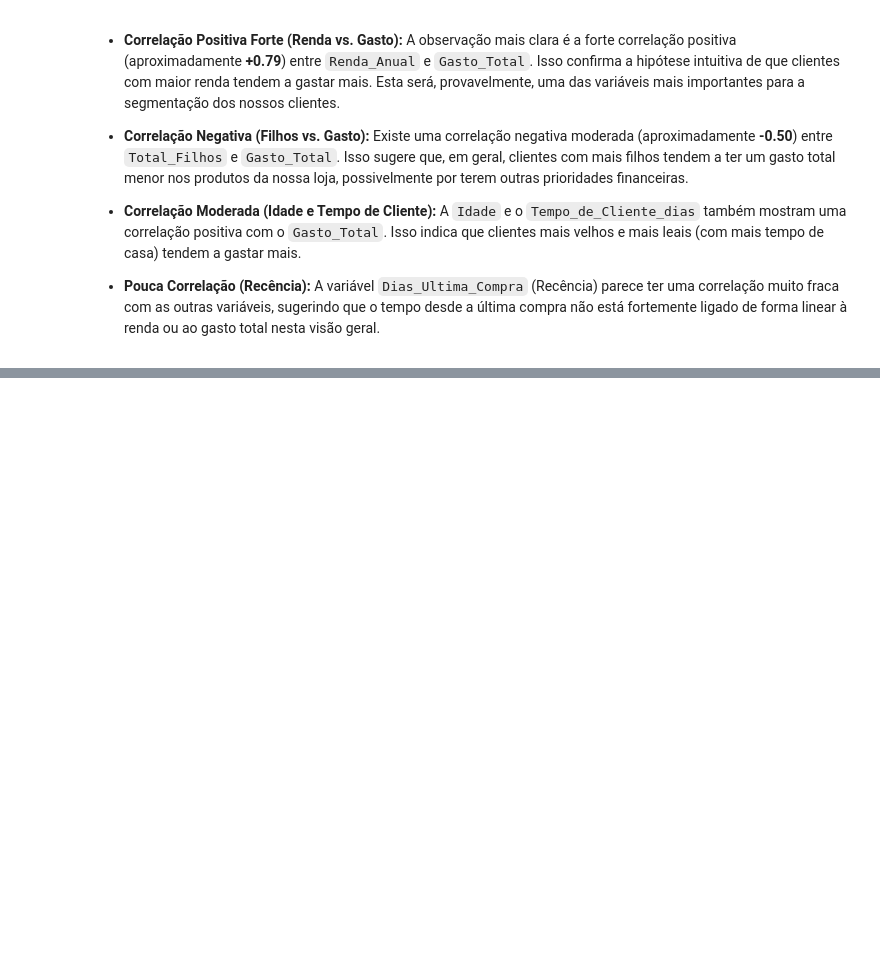
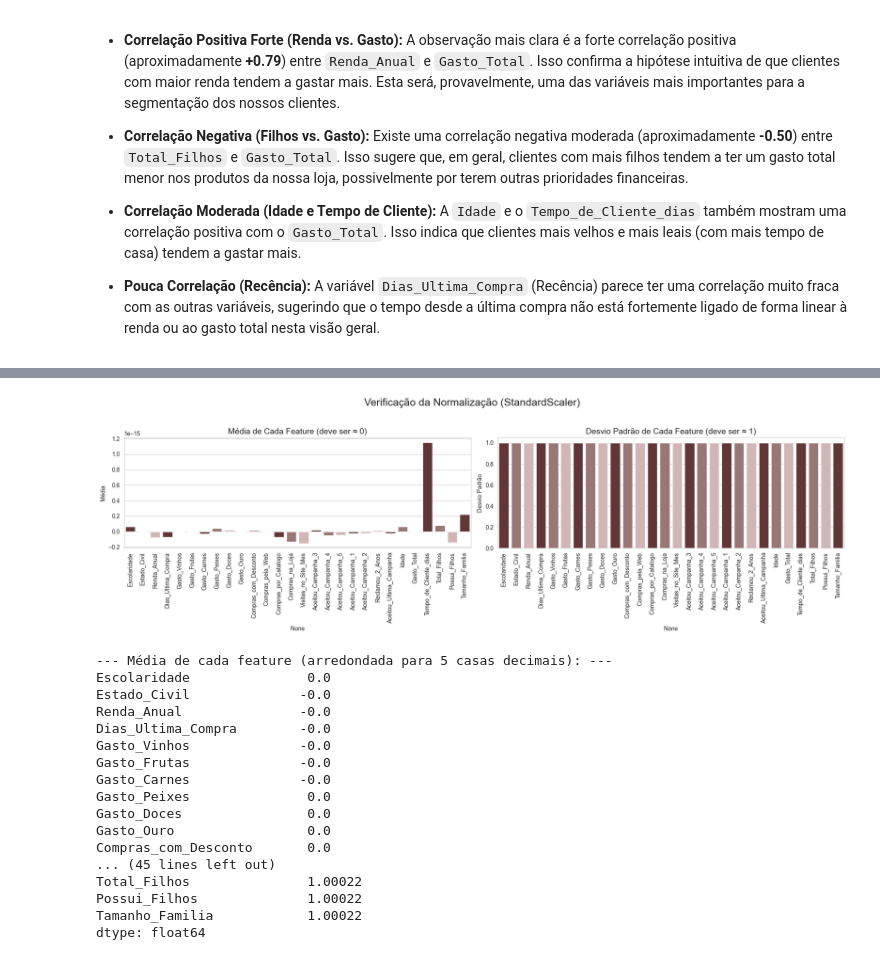
Before and after one commit to juniors719/customer_personality_clustering, a Jupyter notebook: customer_segmentation.ipynb, the cells around one changed output, grey strips where cells are left out. Drawn from its saved outputs; the diff is of its cells as text; code cells hidden in the pictures; blank space fills up the shorter version.

```diff
--- a/customer_segmentation.ipynb
+++ b/customer_segmentation.ipynb
@@ -537,0 +567,11 @@ plt.show()
+# %%
+# 2. NORMALIZAÇÃO (STANDARD SCALING)
+# Instancia o Scaler
+scaler = StandardScaler()
+
+# Treina o scaler e transforma o dataframe
+scaled_features = scaler.fit_transform(df_processed)
+
+# Converte o array de volta para um dataframe do pandas com os nomes das colunas
+# Este é o nosso dataframe final e pronto para a modelagem!
+df_ready = pd.DataFrame(scaled_features, columns=df_processed.columns)
@@ -537,0 +593,50 @@ plt.show()
+# %%
+# --- VERIFICAÇÃO DO STANDARDSCALER ---
+
+# Calculando a média e o desvio padrão de cada coluna no dataframe normalizado
+means = df_ready.mean()
+stds = df_ready.std()
+
+# Criando a figura para os gráficos de verificação
+fig, axes = plt.subplots(1, 2, figsize=(18, 6))
+fig.suptitle('Verificação da Normalização (StandardScaler)', fontsize=18)
+
+# Gráfico 1: Média das Features
+sns.barplot(ax=axes[0], x=means.index, y=means.values, palette=PALETTE)
+axes[0].set_title('Média de Cada Feature (deve ser ≈ 0)', fontsize=14)
+axes[0].set_ylabel('Média')
+axes[0].tick_params(axis='x', rotation=90) # Rotaciona os nomes das colunas para não sobrepor
+
+# Gráfico 2: Desvio Padrão das Features
+sns.barplot(ax=axes[1], x=stds.index, y=stds.values, palette=PALETTE)
+axes[1].set_title('Desvio Padrão de Cada Feature (deve ser ≈ 1)', fontsize=14)
+axes[1].set_ylabel('Desvio Padrão')
+axes[1].tick_params(axis='x', rotation=90)
+
+plt.tight_layout(rect=[0, 0.03, 1, 0.95])
+plt.show()
+
+# Exibindo os valores exatos para confirmação numérica
+print("\n--- Média de cada feature (arredondada para 5 casas decimais): ---")
+print(round(means, 5))
+print("\n--- Desvio Padrão de cada feature (arredondado para 5 casas decimais): ---")
+print(round(stds, 5))
+# %% [output]
+[figure, added]
+--- Média de cada feature (arredondada para 5 casas decimais): ---
+Escolaridade               0.0
+Estado_Civil              -0.0
+Renda_Anual               -0.0
+Dias_Ultima_Compra        -0.0
+Gasto_Vinhos              -0.0
+Gasto_Frutas              -0.0
+Gasto_Carnes              -0.0
+Gasto_Peixes               0.0
+Gasto_Doces                0.0
+Gasto_Ouro                 0.0
+Compras_com_Desconto       0.0
+... (45 lines left out)
+Total_Filhos               1.00022
+Possui_Filhos              1.00022
+Tamanho_Familia            1.00022
+dtype: float64
```
Also changed, not shown: parts of 5 cells of this notebook.
